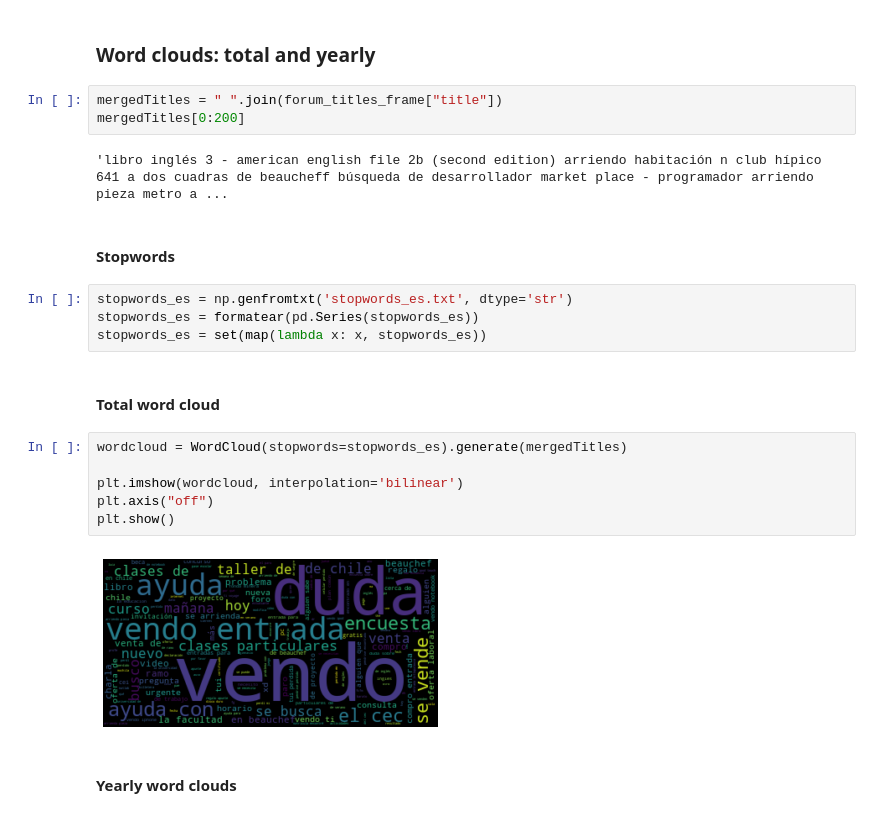
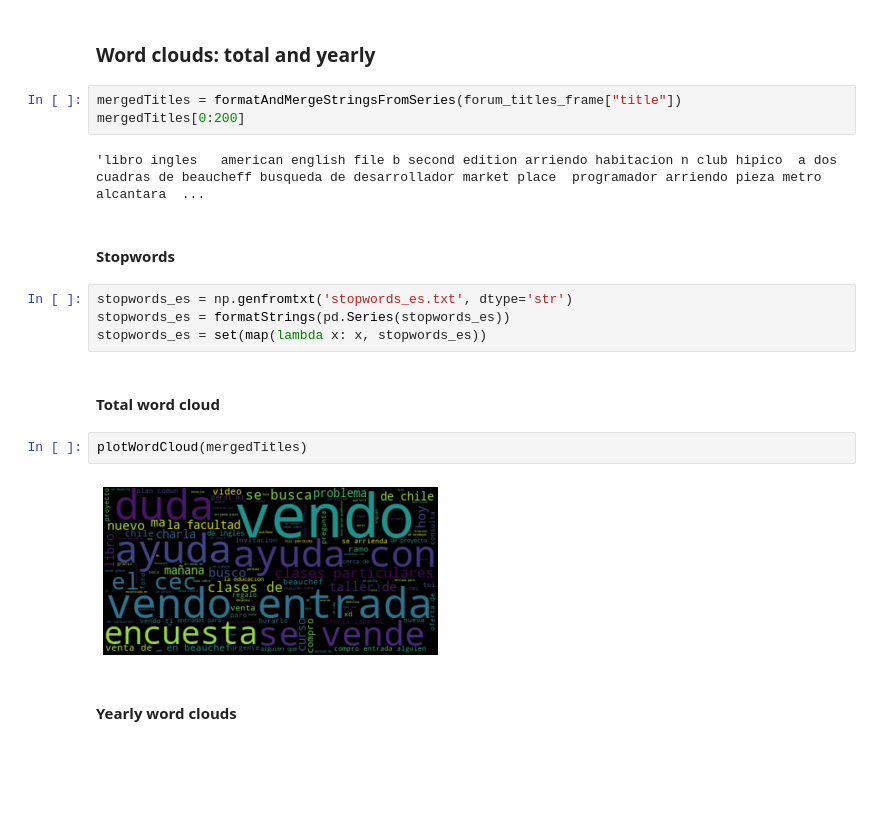
Before and after one commit to martinKindall/forum_analysis_wordclouds, a Jupyter notebook: Forum_analysis.ipynb, the cells around one changed output. Cells and saved outputs as stored; diff of their text form; blank space fills up the shorter version.

```diff
--- a/Forum_analysis.ipynb
+++ b/Forum_analysis.ipynb
@@ -73,25 +74,21 @@ count_titles.loc[count_titles.index * selected_years_mask > 0]
 # %% [markdown]
 ### Word clouds: total and yearly
 # %%
-mergedTitles = " ".join(forum_titles_frame["title"])
+mergedTitles = formatAndMergeStringsFromSeries(forum_titles_frame["title"])
 mergedTitles[0:200]
 # %% [output]
-'libro inglés 3 - american english file 2b (second edition) arriendo habitación n club hípico 641 a dos cuadras de beaucheff búsqueda de desarrollador market place - programador arriendo pieza metro a ...
+'libro ingles   american english file b second edition arriendo habitacion n club hipico  a dos cuadras de beaucheff busqueda de desarrollador market place  programador arriendo pieza metro alcantara  ...
 # %% [markdown]
 #### Stopwords
 # %%
 stopwords_es = np.genfromtxt('stopwords_es.txt', dtype='str')
-stopwords_es = formatear(pd.Series(stopwords_es))
+stopwords_es = formatStrings(pd.Series(stopwords_es))
 stopwords_es = set(map(lambda x: x, stopwords_es))
 # %% [markdown]
 #### Total word cloud
-# %%
-wordcloud = WordCloud(stopwords=stopwords_es).generate(mergedTitles)
-
-plt.imshow(wordcloud, interpolation='bilinear')
-plt.axis("off")
-plt.show()
-# %% [output]
-[figure, removed]
+# %%
+plotWordCloud(mergedTitles)
+# %% [output]
+[figure, added]
 # %% [markdown]
 #### Yearly word clouds
```
Also changed, not shown: parts of 6 cells of this notebook.
